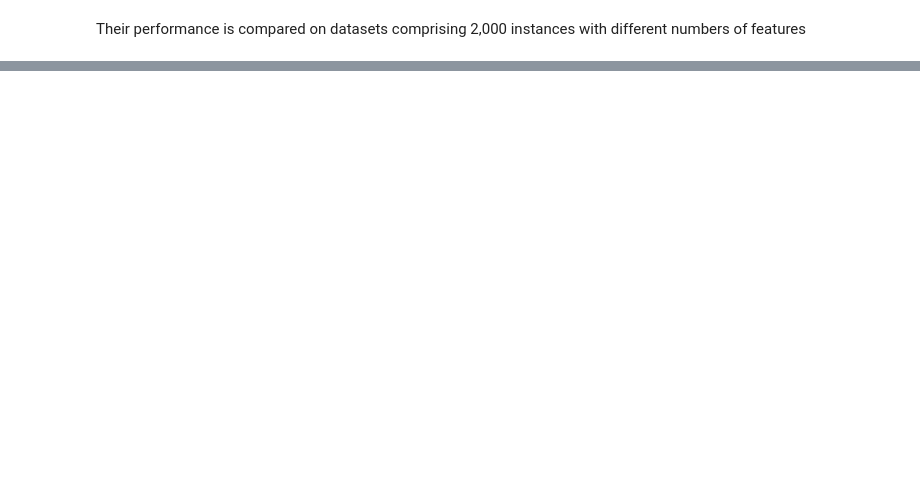
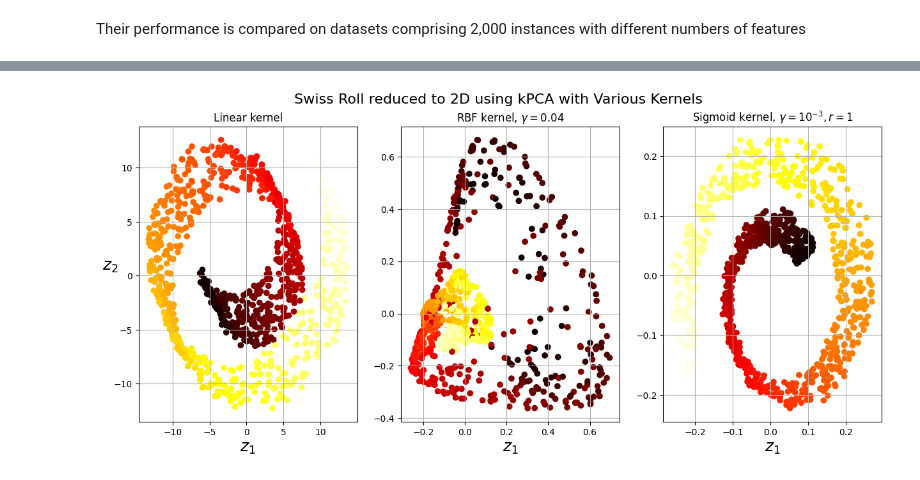
Before and after one commit to Ivan-Grigorev/Hands_On_ML, a Jupyter notebook: chapter_08.ipynb, the cells around one changed output, grey strips where cells are left out. Saved outputs shown, nothing was run; the diff lists cells and outputs as text; code cells hidden in the pictures; blank space fills up the shorter version.

Commit message:
Completed "Kernel PCA" section from Chapter 08

```diff
--- a/chapter_08.ipynb
+++ b/chapter_08.ipynb
@@ -546,0 +556,19 @@ plt.show()
+# %%
+from sklearn.datasets import make_swiss_roll
+
+
+X, t = make_swiss_roll(
+    n_samples=1000,
+    noise=0.2,
+    random_state=42
+)
+# %%
+from sklearn.decomposition import KernelPCA
+
+
+rbf_pca = KernelPCA(
+    n_components=2,
+    kernel='rbf',
+    gamma=0.04
+)
+X_reduced = rbf_pca.fit_transform(X)
@@ -546,0 +577,65 @@ plt.show()
+# %%
+# Initialize KernelPCA with linear kernel for linear dimensionality reduction
+lin_pca = KernelPCA(
+    n_components=2,
+    kernel='linear',
+    fit_inverse_transform=True
+)
+
+# Initialize KernelPCA with radial basis function (RBF) kernel for nonlinear dimensionality reduction
+rbf_pca = KernelPCA(
+    n_components=2,
+    kernel='rbf',
+    fit_inverse_transform=True,
+    gamma=0.0433
+)
+
+# Initialize KernelPCA with sigmoid kernel for nonlinear dimensionality reduction
+sig_pca = KernelPCA(
+    n_components=2,
+    kernel='sigmoid',
+    fit_inverse_transform=True,
+    gamma=0.001,
+    coef0=1
+)
+
+y = t > 6.9
+
+plt.figure(figsize=(15, 6))
+
+for subplot, pca, title in (
+    (131, lin_pca, 'Linear kernel'),
+    (132, rbf_pca, r'RBF kernel, $\gamma=0.04$'),
+    (133, sig_pca, r'Sigmoid kernel, $\gamma=10^{-3}, r=1$')
+):
+    X_reduced = pca.fit_transform(X)
+
+    if subplot == 132:
+        X_reduced_rbf = X_reduced
+
+    plt.subplot(subplot)
+    plt.title(title)
+    plt.scatter(
+        X_reduced[:, 0],
+        X_reduced[:, 1],
+        c=t,
+        cmap=plt.cm.hot
+    )
+    plt.xlabel('$z_1$', fontsize=18)
+
+    if subplot == 131:
+        plt.ylabel('$z_2$', fontsize=18, rotation=0)
+
+    plt.grid(True)
+
+plt.figtext(
+    0.5,
+    0.95,
+    'Swiss Roll reduced to 2D using kPCA with Various Kernels',
+    ha='center',
+    va='center',
+    fontsize=16
+)
+plt.show()
+# %% [output]
+[figure, added]
```
Also changed, not shown: parts of 15 cells of this notebook.
